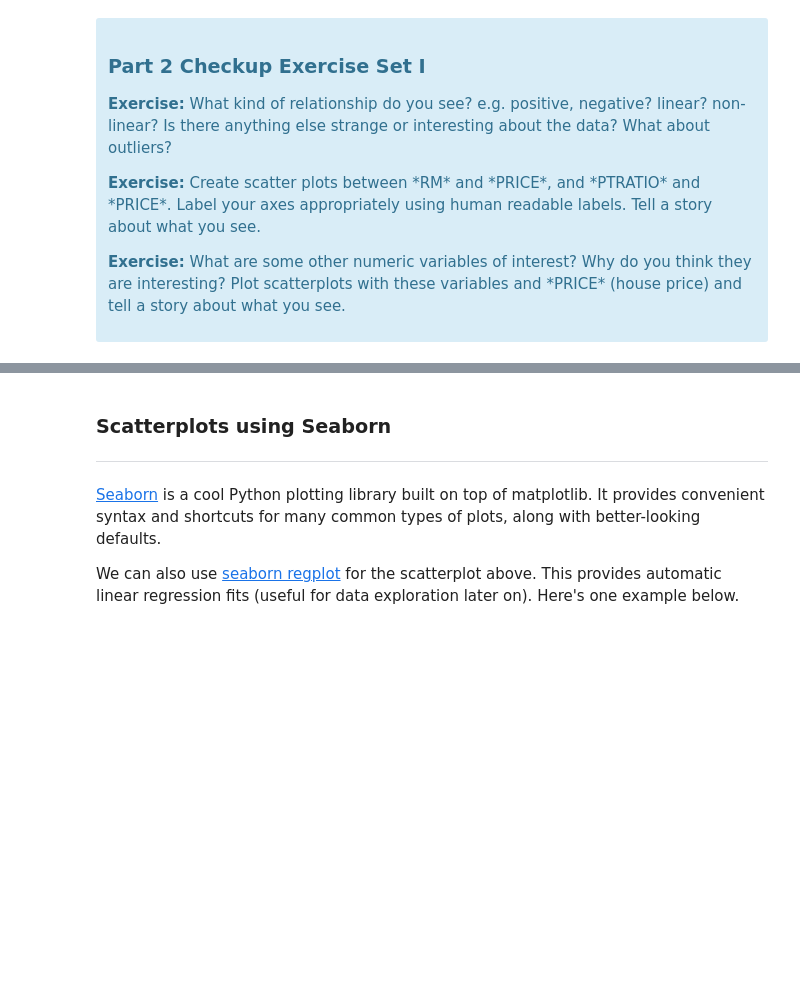
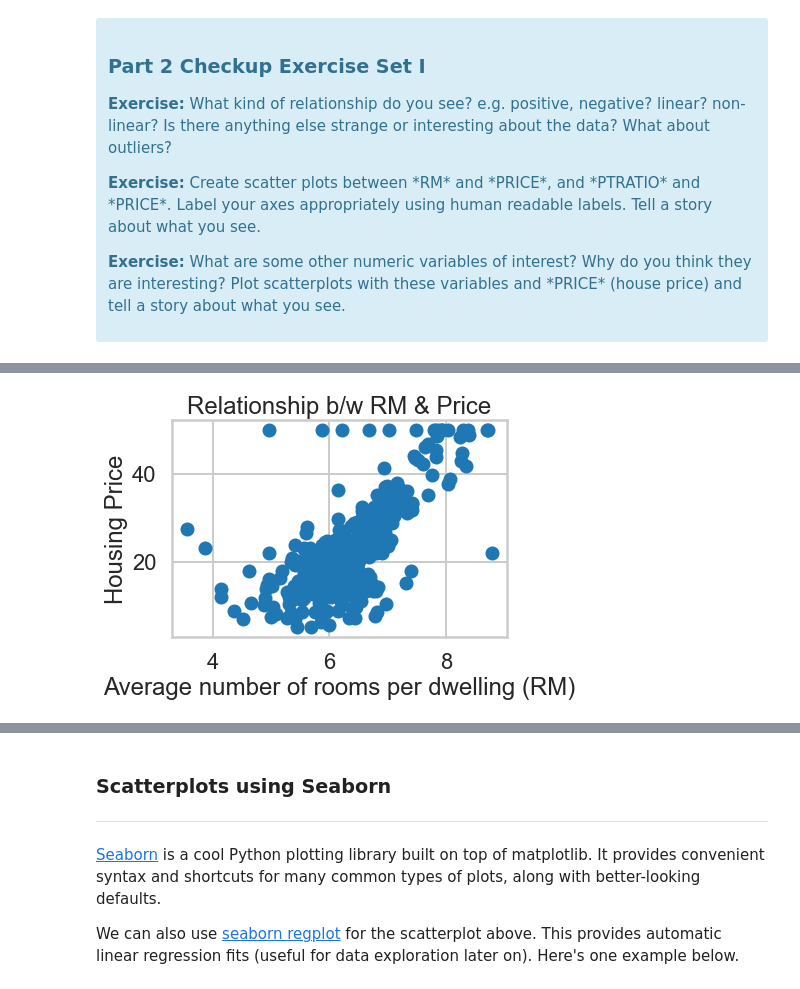
Before and after one commit to sathwikkes/SpringboardWork, a Jupyter notebook: Boston_Housing_linear_regression/linear_regression/Mini_Project_Linear_Regression.ipynb, the cells around one changed output, grey strips where cells are left out. Cells and saved outputs as stored; diff of their text form; code cells hidden in the pictures; blank space fills up the shorter version.

```diff
--- a/Boston_Housing_linear_regression/linear_regression/Mini_Project_Linear_Regression.ipynb
+++ b/Boston_Housing_linear_regression/linear_regression/Mini_Project_Linear_Regression.ipynb
@@ -287,0 +286,9 @@ Text(0.5, 1.0, 'Relationship between CRIM and Price')
+# %%
+# scatter plot between *RM* and *PRICE*
+_ = plt.scatter(bos.RM, bos.PRICE)
+_ = plt.xlabel('Average number of rooms per dwelling (RM)')
+_ = plt.ylabel('Housing Price')
+_ = plt.title('Relationship b/w RM & Price')
+plt.show()
+# %% [output]
+[figure, added]
```
Also changed, not shown: parts of 79 cells of this notebook.
